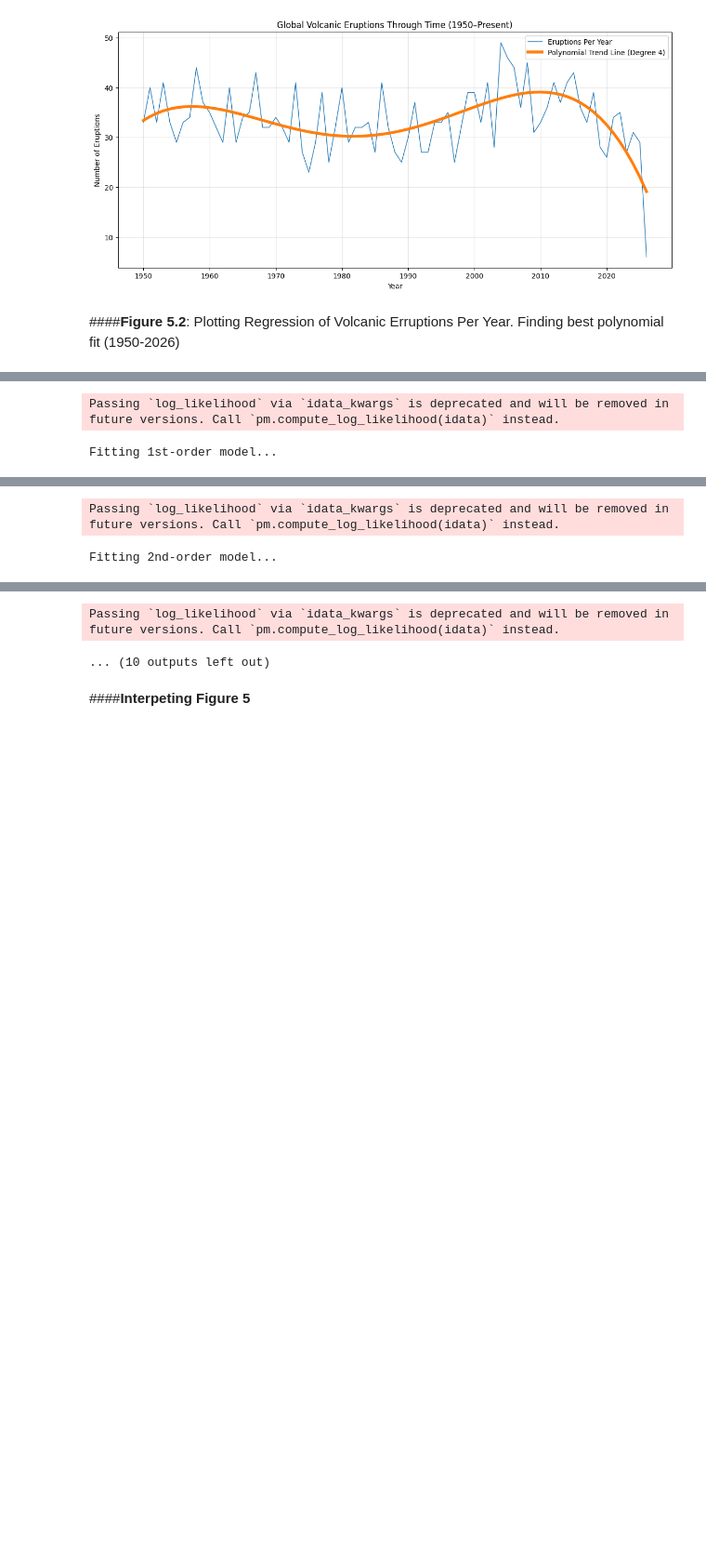
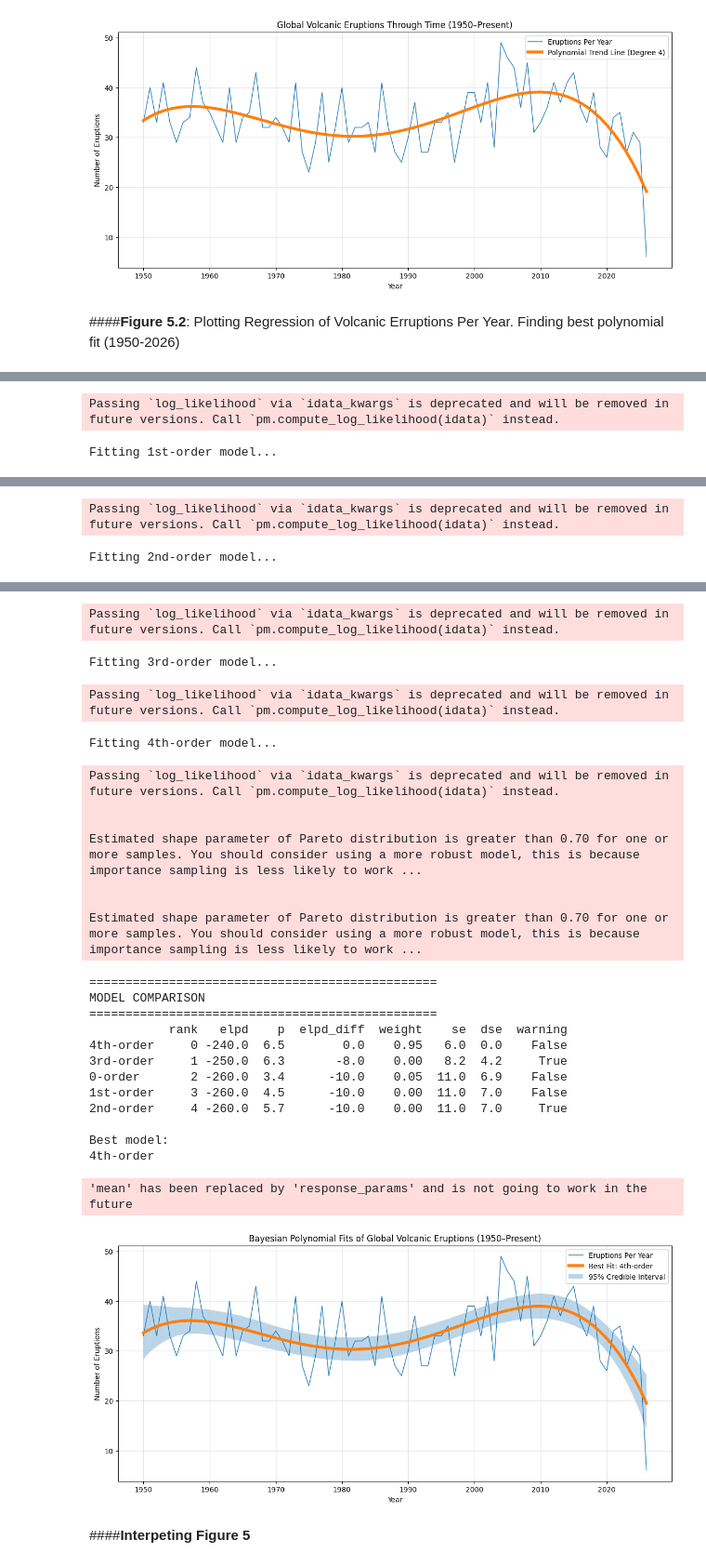
Before and after one commit to Frederque/EMSC2010_IndividualProject_Volcanoes-, a Jupyter notebook: emsc2010_individualproject_volcanoes_draft2.ipynb, the cells around one changed output, grey strips where cells are left out. Shown at 93% size. Cells and saved outputs as stored; diff of their text form; code cells hidden in the pictures; blank space fills up the shorter version.

```diff
--- a/emsc2010_individualproject_volcanoes_draft2.ipynb
+++ b/emsc2010_individualproject_volcanoes_draft2.ipynb
@@ -1118,12 +1005,6 @@ Requirement already satisfied: multipledispatch in /usr/local/lib/python3.12/dis
 # BAYESIAN POLYNOMIAL MODEL COMPARISON
 # GLOBAL VOLCANIC ERUPTIONS THROUGH TIME
 # ============================================================
-
-# ============================================================
-# INSTALL PACKAGES (RUN ONCE)
-# ============================================================
-
-# !pip install bambi pymc arviz openpyxl
 
 # ============================================================
 # IMPORTS
@@ -1223,7 +1104,6 @@ time_series = pd.DataFrame({
 
 # ============================================================
 # SCALE YEARS
-# IMPORTANT FOR POLYNOMIAL STABILITY
 # ============================================================
 
 time_series["x"] = (
@@ -1250,6 +1130,7 @@ idata0 = model0.fit(
     draws=1000,
     tune=1000,
     target_accept=0.95,
+    progressbar=False,
     idata_kwargs={"log_likelihood": True}
 )
 
@@ -1266,6 +1147,7 @@ idata1 = model1.fit(
     draws=1000,
     tune=1000,
     target_accept=0.95,
+    progressbar=False,
     idata_kwargs={"log_likelihood": True}
 )
 
@@ -1282,6 +1164,7 @@ idata2 = model2.fit(
     draws=1000,
     tune=1000,
     target_accept=0.95,
+    progressbar=False,
     idata_kwargs={"log_likelihood": True}
 )
 
@@ -1298,6 +1181,7 @@ idata3 = model3.fit(
     draws=1000,
     tune=1000,
     target_accept=0.95,
+    progressbar=False,
     idata_kwargs={"log_likelihood": True}
 )
 
@@ -1314,6 +1198,7 @@ idata4 = model4.fit(
     draws=1000,
     tune=1000,
     target_accept=0.95,
+    progressbar=False,
     idata_kwargs={"log_likelihood": True}
 )
 
@@ -1458,5 +1337,28 @@ Fitting 2nd-order model...
 Passing `log_likelihood` via `idata_kwargs` is deprecated and will be removed in future versions. Call `pm.compute_log_likelihood(idata)` instead.
-... (10 outputs left out)
+Fitting 3rd-order model...
+Passing `log_likelihood` via `idata_kwargs` is deprecated and will be removed in future versions. Call `pm.compute_log_likelihood(idata)` instead.
+Fitting 4th-order model...
+Passing `log_likelihood` via `idata_kwargs` is deprecated and will be removed in future versions. Call `pm.compute_log_likelihood(idata)` instead.
+
+
+Estimated shape parameter of Pareto distribution is greater than 0.70 for one or more samples. You should consider using a more robust model, this is because importance sampling is less likely to work ...
+
+
+Estimated shape parameter of Pareto distribution is greater than 0.70 for one or more samples. You should consider using a more robust model, this is because importance sampling is less likely to work ...
+================================================
+MODEL COMPARISON
+================================================
+           rank   elpd    p  elpd_diff  weight    se  dse  warning
+4th-order     0 -240.0  6.5        0.0    0.95   6.0  0.0    False
+3rd-order     1 -250.0  6.3       -8.0    0.00   8.2  4.2     True
+0-order       2 -260.0  3.4      -10.0    0.05  11.0  6.9    False
+1st-order     3 -260.0  4.5      -10.0    0.00  11.0  7.0    False
+2nd-order     4 -260.0  5.7      -10.0    0.00  11.0  7.0     True
+
+Best model:
+4th-order
+'mean' has been replaced by 'response_params' and is not going to work in the future
+[figure, added]
 # %% [markdown]
 ####**Interpeting Figure 5**
 # %% [markdown]
```
Also changed, not shown: parts of 11 cells of this notebook.
